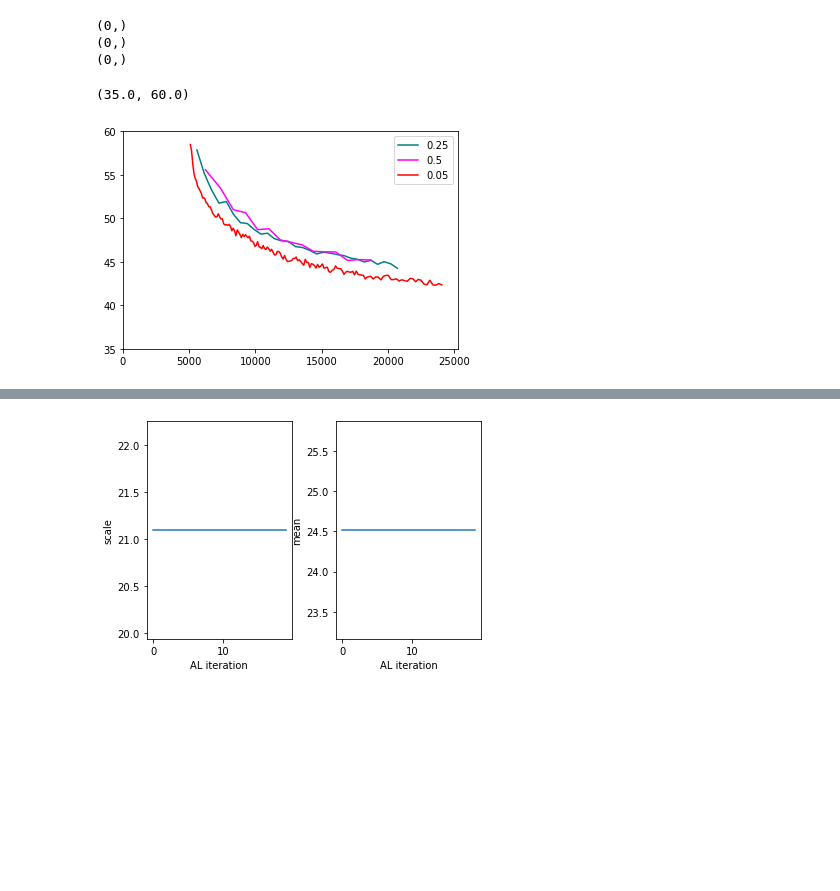
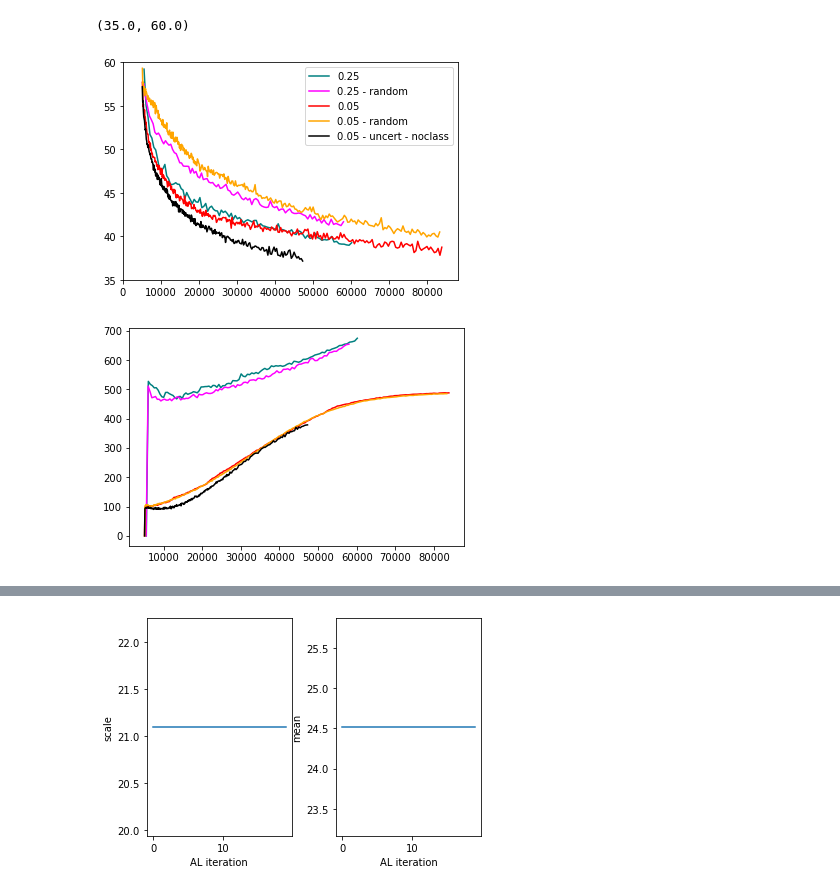
Before and after one commit to zcapjdb/UKAEAGroupProject, a Jupyter notebook: src/notebooks/pipeline_notebooks/outputs.ipynb, the cells around one changed output, grey strips where cells are left out. Drawn from its saved outputs; the diff is of its cells as text; code cells hidden in the pictures; blank space fills up the shorter version.

```diff
--- a/src/notebooks/pipeline_notebooks/outputs.ipynb
+++ b/src/notebooks/pipeline_notebooks/outputs.ipynb
@@ -49,11 +86,14 @@ def get_losses(dic):
     test_losses = []
     for o in dic['post_test_loss']:
         test_losses.append(o)#np.append(np.array(o),np.zeros(2000-len(o))+np.nan))
-    print(np.array(train_losses).shape)
+    ntrain = []
+    for o in dic['n_train_points']:
+        ntrain.append(o)
     #train_mean = np.nanmean(np.array(train_losses), axis=0)
     #train_std = np.nanstd(np.array(train_losses),axis=0)
     test_mean =  np.nanmean(np.array(test_losses), axis=0)#
     test_std = np.nanstd(np.array(test_losses),axis=0)
+    ntrain = np.nanmean(np.array(ntrain), axis=0 )
 
-    return 0 ,0, test_mean  , test_std
+    return 0 ,0, test_mean  , test_std, ntrain
 #
@@ -64,17 +99,0 @@ dict_keys(['train_loss_init', 'test_loss_init', 'test_loss_init_unscaled', 'retr
-# %%
-test_mean = dic['out']['post_test_loss_unscaled']
-lab = dic['out']['n_train_points']
-f,ax = plt.subplots(1,1)
-ax.plot(lab, test_mean, label='AL')
-ax.set_xlabel('num train points')
-ax.set_ylabel('MSE')
-ax.axhline(37,label='full dataset', color='red')
-ax.legend()
-
-ax2 = ax.twiny()
-
-
-ax2.plot(range(len(test_mean)),1000000 +np.array(test_mean), color='white')
-ax.set_ylim(36,58)
-ax2.set_ylim(36,58)
-ax2.set_xlabel('AL iteration')
@@ -84,35 +139,36 @@ Text(0.5, 0, 'AL iteration')
 # %%
 f, ax = plt.subplots(1,1)
-colors = ['teal','magenta','red']
-for d,c in zip([name,name1,name2],colors):
+f1, ax1 = plt.subplots(1,1)
+colors = ['teal','magenta','red','orange','black']
+for d,c in zip([name,name_,name2,name3,name4],colors):
     out = get_data(d, unscale=True)
-    _,_,test_mean,_ = get_losses(out)
-    with open(d,'rb') as f:
-        d=pkl.load(f)
-        num_train = d['out'][0]['n_train_points']
+    _,_,test_mean,_,num_train = get_losses(out)
+
     ax.plot(num_train, test_mean,color=c)
+    ax1.plot(num_train, np.append(0,np.diff(num_train)), color=c)
 #    out_unscaled = get_data(d, True)
 #    _,_,test_mean_unscaled, _= get_losses(out_unscaled)
 #    ax[1].plot(range(len(test_mean)), test_mean_unscaled, color=c)
 xx = np.arange(-10,0,1)
 ax.plot(xx,xx, label='0.25', color='teal')#
-ax.plot(xx,xx, label='0.5', color='magenta')
+ax.plot(xx,xx, label='0.25 - random', color='magenta')
 ax.plot(xx,xx, label='0.05', color='red')
+ax.plot(xx,xx, label='0.05 - random', color='orange')
+ax.plot(xx,xx, label='0.05 - uncert - noclass', color='black')
+
 
 ax.legend()
 
 ax.set_xlim(0,)
 ax.set_ylim(35,60)
 #ax[0].set_ylabel('MSE scaled')
 #ax[1].set_ylabel('MSE unscaled')
 #ax[0].set_xlabel('AL iteration')
 #ax[1].set_xlabel('AL iteration')
 #f.subplots_adjust(wspace=0.3)
 #ax[0].scatter([0],dic['out'][0]['test_loss_init'])
 #ax[0].scatter([0],dic1['out'][0]['test_loss_init'])
 # %% [output]
-(0,)
-(0,)
-(0,)
+(35.0, 60.0)
-(35.0, 60.0)
-[figure, old version]
+[figure, new version]
+[figure, added]
```
Also changed, not shown: parts of 6 cells of this notebook, 2 other files.
